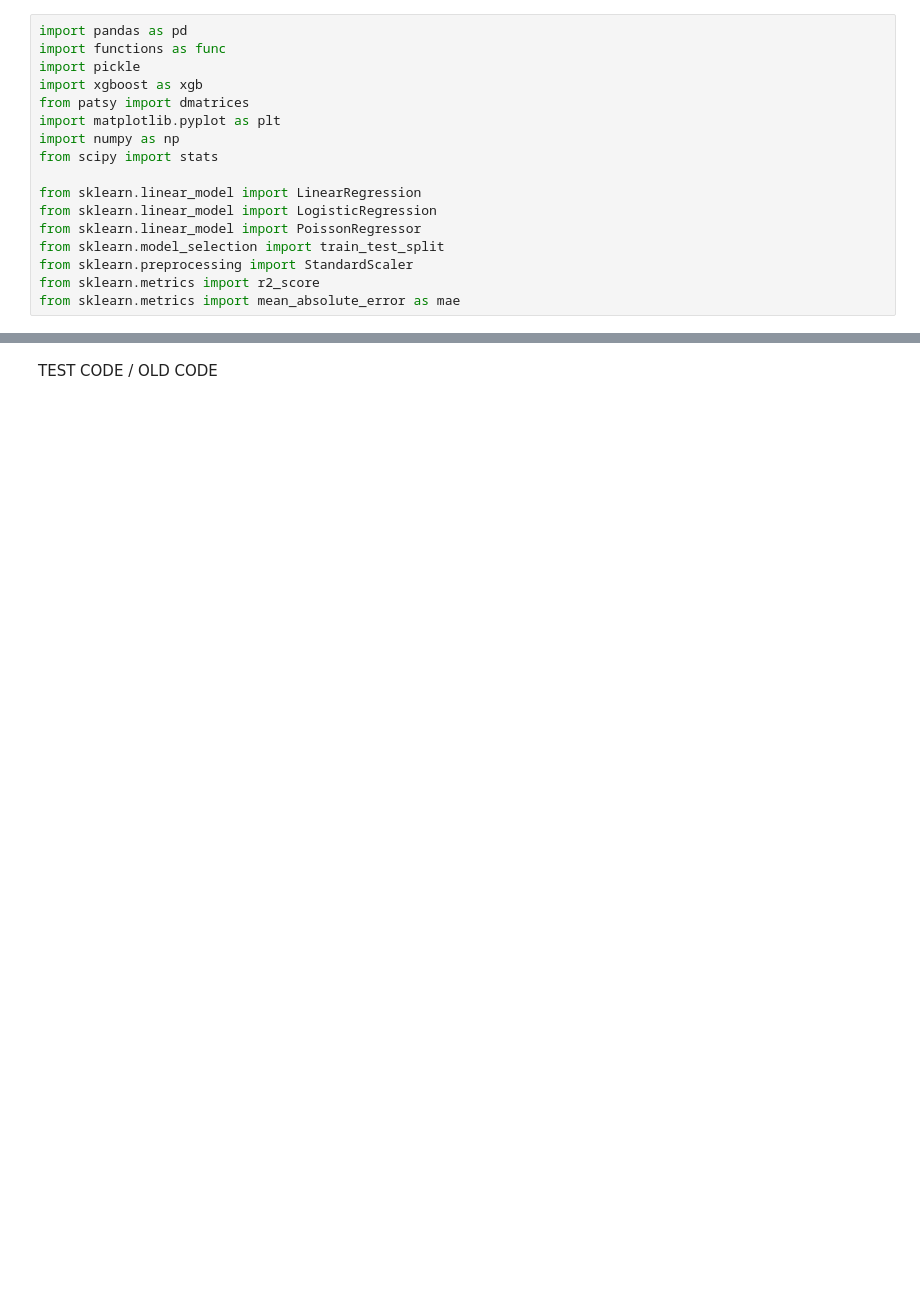
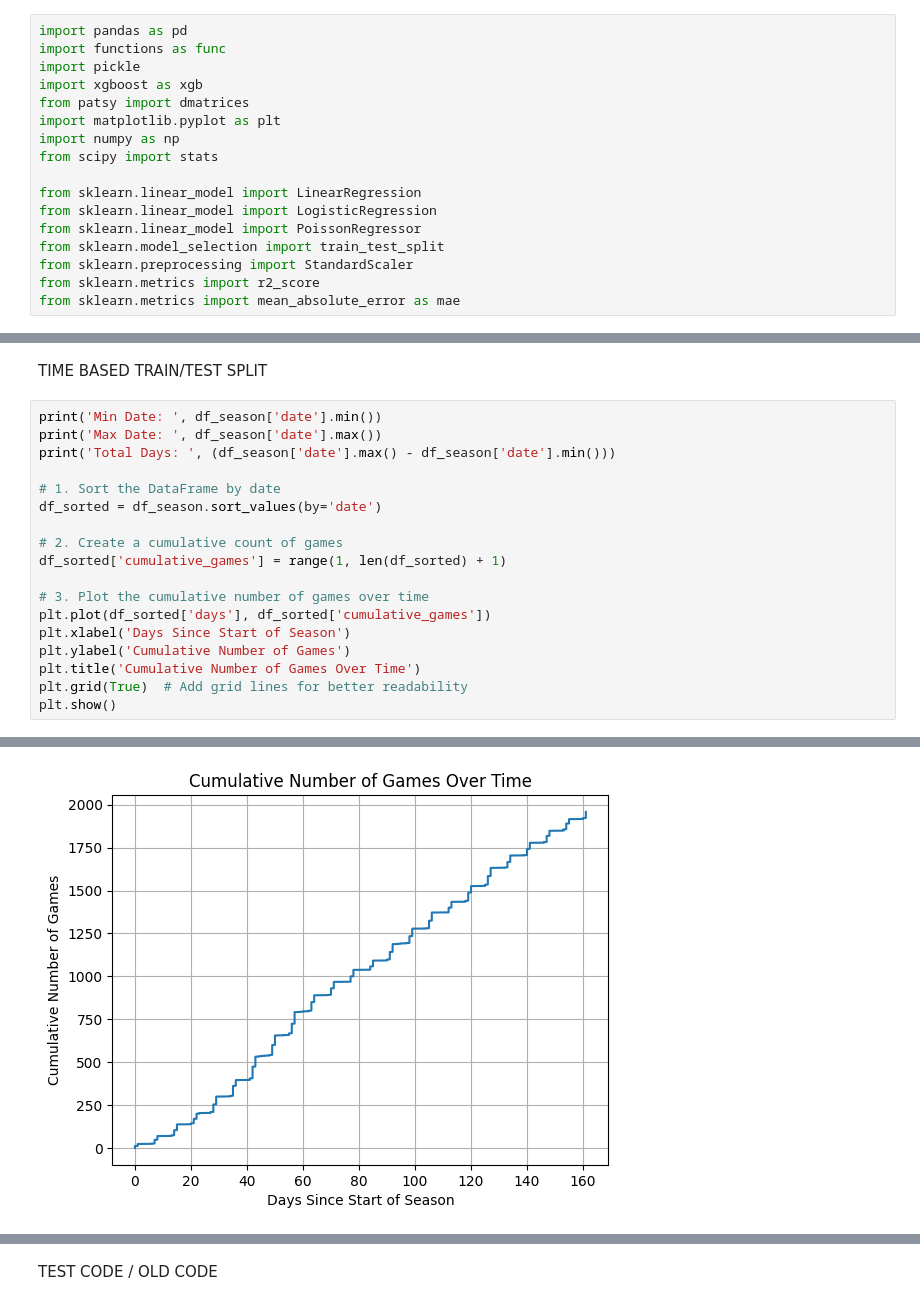
Before and after one commit to BFiveAlive/youth-hockey, a Jupyter notebook: glm.ipynb, the cells around one changed output, grey strips where cells are left out. Drawn from its saved outputs; the diff is of its cells as text; blank space fills up the shorter version.

```diff
--- a/glm.ipynb
+++ b/glm.ipynb
@@ -176,0 +167,21 @@ MAE:  2.5
+# %% [markdown]
+TIME BASED TRAIN/TEST SPLIT
+# %%
+print('Min Date: ', df_season['date'].min())
+print('Max Date: ', df_season['date'].max())
+print('Total Days: ', (df_season['date'].max() - df_season['date'].min()))
+
+# 1. Sort the DataFrame by date
+df_sorted = df_season.sort_values(by='date')
+
+# 2. Create a cumulative count of games
+df_sorted['cumulative_games'] = range(1, len(df_sorted) + 1)
+
+# 3. Plot the cumulative number of games over time
+plt.plot(df_sorted['days'], df_sorted['cumulative_games'])
+plt.xlabel('Days Since Start of Season')
+plt.ylabel('Cumulative Number of Games')
+plt.title('Cumulative Number of Games Over Time')
+plt.grid(True)  # Add grid lines for better readability
+plt.show()
+# %% [output]
@@ -176,0 +191 @@ MAE:  2.5
+[figure, added]
```
Also changed, not shown: parts of 17 cells of this notebook.
